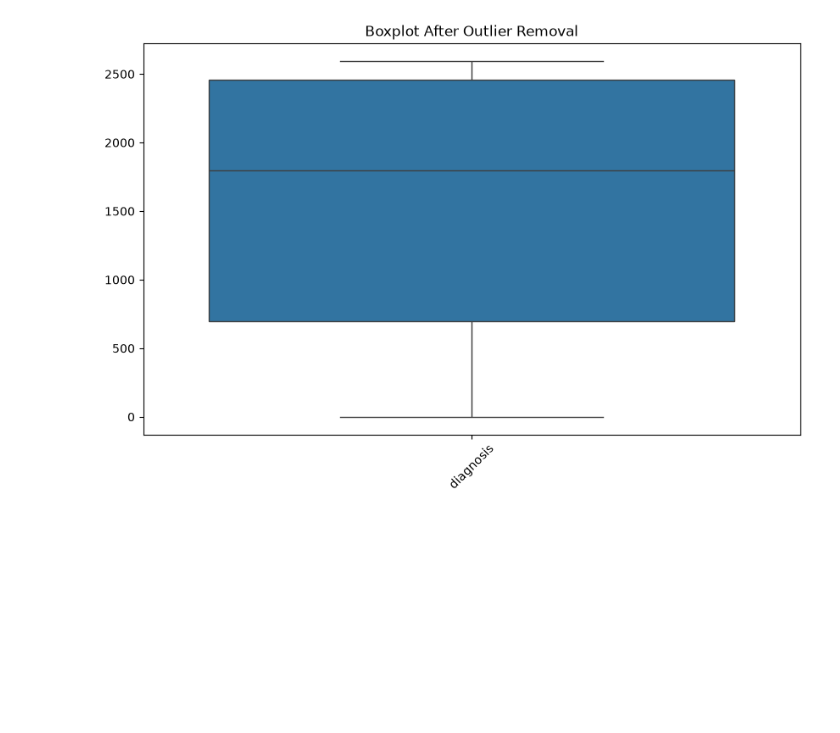
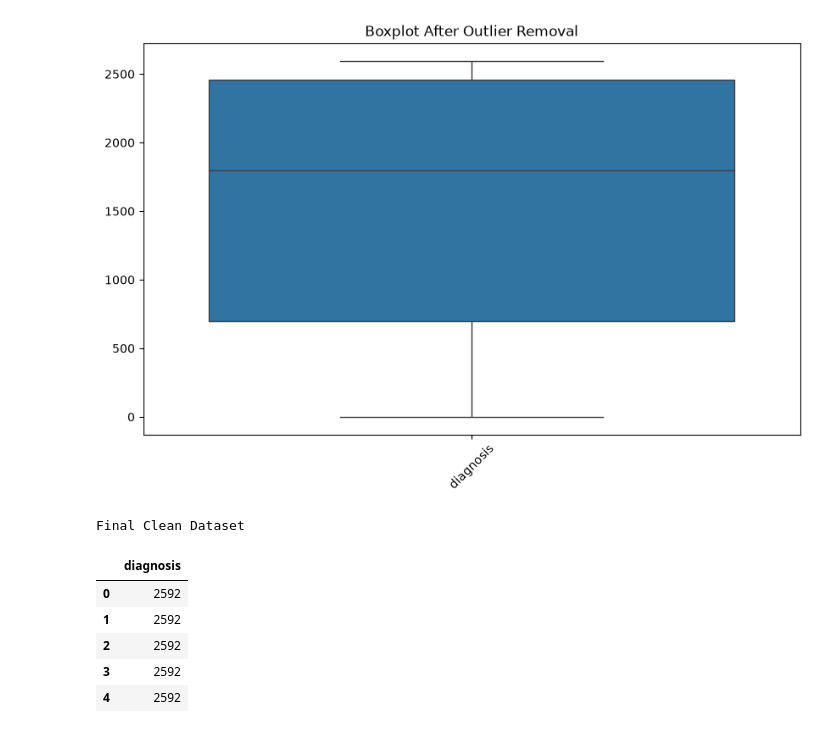
Before and after one commit to shaurovemon75/PML-Assignment-2, a Jupyter notebook: assignment2.ipynb, the cells around one changed output. Saved outputs shown, nothing was run; the diff lists cells and outputs as text; code cells hidden in the pictures; blank space fills up the shorter version.

```diff
--- a/assignment2.ipynb
+++ b/assignment2.ipynb
@@ -246,3 +246,15 @@ plt.title("Boxplot After Outlier Removal")
 plt.show()
 # %% [output]
 [figure]
+# %%
+print("Final Clean Dataset")
+
+df_clean.head()
+# %% [output]
+Final Clean Dataset
+|  | diagnosis |
+| 0 | 2592 |
+| 1 | 2592 |
+| 2 | 2592 |
+| 3 | 2592 |
+| 4 | 2592 |
```
